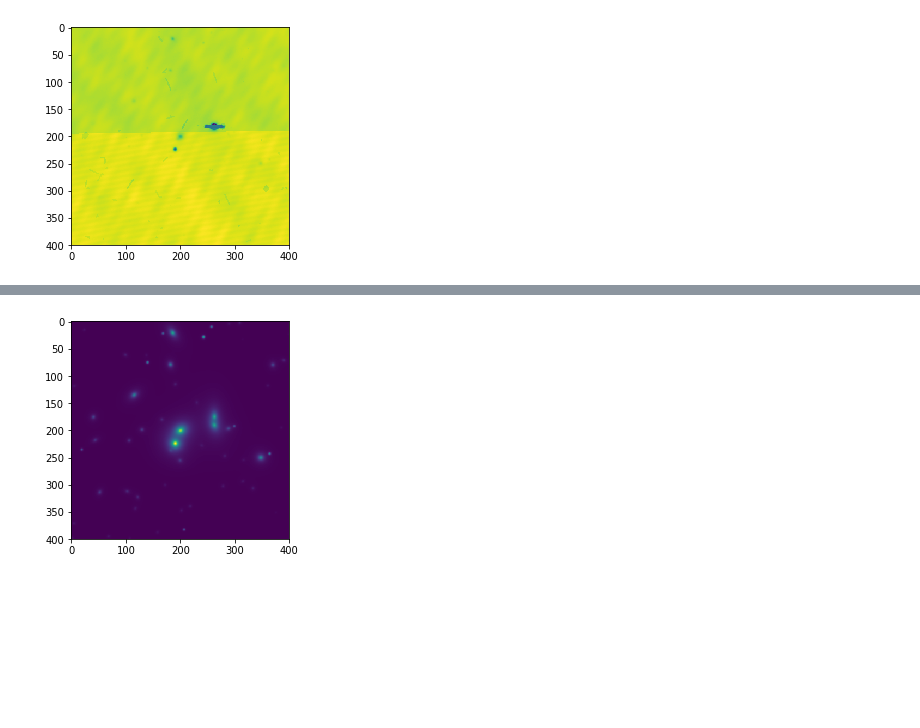
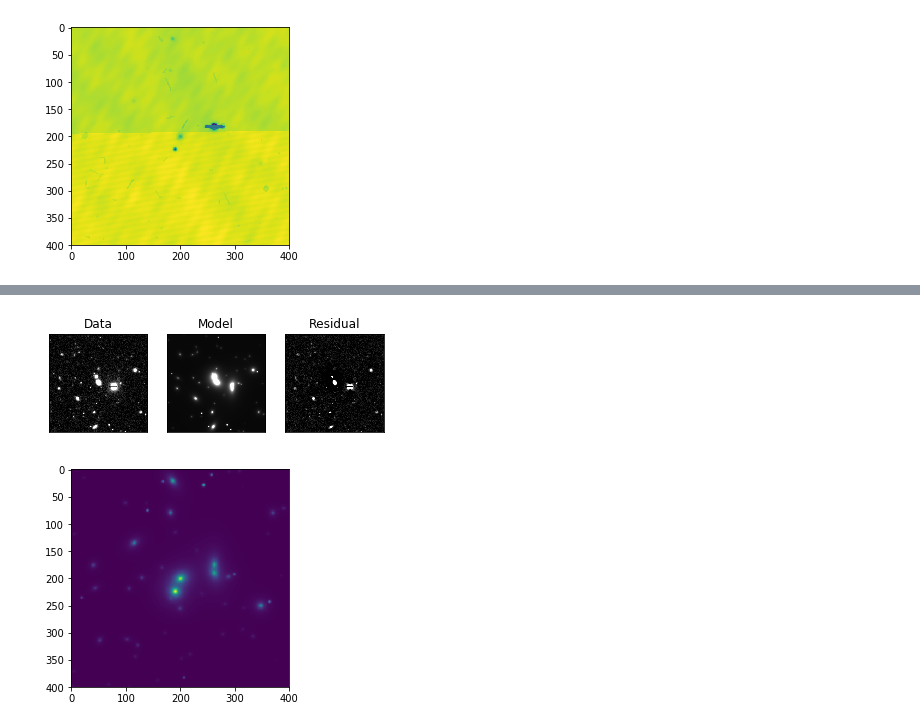
Before and after one commit to alexieleauthaud/2DMassiveGalaxies, a Jupyter notebook: tractor/tractor_test_shuang.ipynb, the cells around one changed output, grey strips where cells are left out. Saved outputs shown, nothing was run; the diff lists cells and outputs as text; code cells hidden in the pictures; blank space fills up the shorter version.

Commit message:
New tractor notebook

```diff
--- a/tractor/tractor_test_shuang.ipynb
+++ b/tractor/tractor_test_shuang.ipynb
@@ -92,14 +112,28 @@ plt.show()
 # %%
 sources=[]
 
 for obj in obj_cat:
     # if the object is a point source, add it as such
     if obj['point_source'] > 0.0:
         sources.append(tractor.PointSource(tractor.PixPos(obj['x'], obj['y']),
-                                           tractor.Flux(obj['flux'])) )
+                                           tractor.Flux(obj['flux'])))
     else:
         sources.append(tractor.DevGalaxy(tractor.PixPos(obj['x'], obj['y']),
                                          tractor.Flux(obj['flux']),
                                          GalaxyShape(obj['a'] / 2.0,
                                                      (obj['b'] / obj['a']),
                                                      (180.0 - obj['theta'] * 180.0 / np.pi))))
+
+obj_cat.sort('flux')
+for ii in range(len(obj_cat) - 8):
+    src = sources[ii]
+    src.pos.freezeParam('x')
+    src.pos.freezeParam('y')
+
+trac_obj = Tractor([tim], sources)
+
+trac_mod = trac_obj.getModelImage(0, minsb=0.0)
+
+make_plot(tim, trac_mod, filename='tractor_26_init.png')
+# %% [output]
+[figure, added]
```
Also changed, not shown: parts of 10 cells of this notebook.
